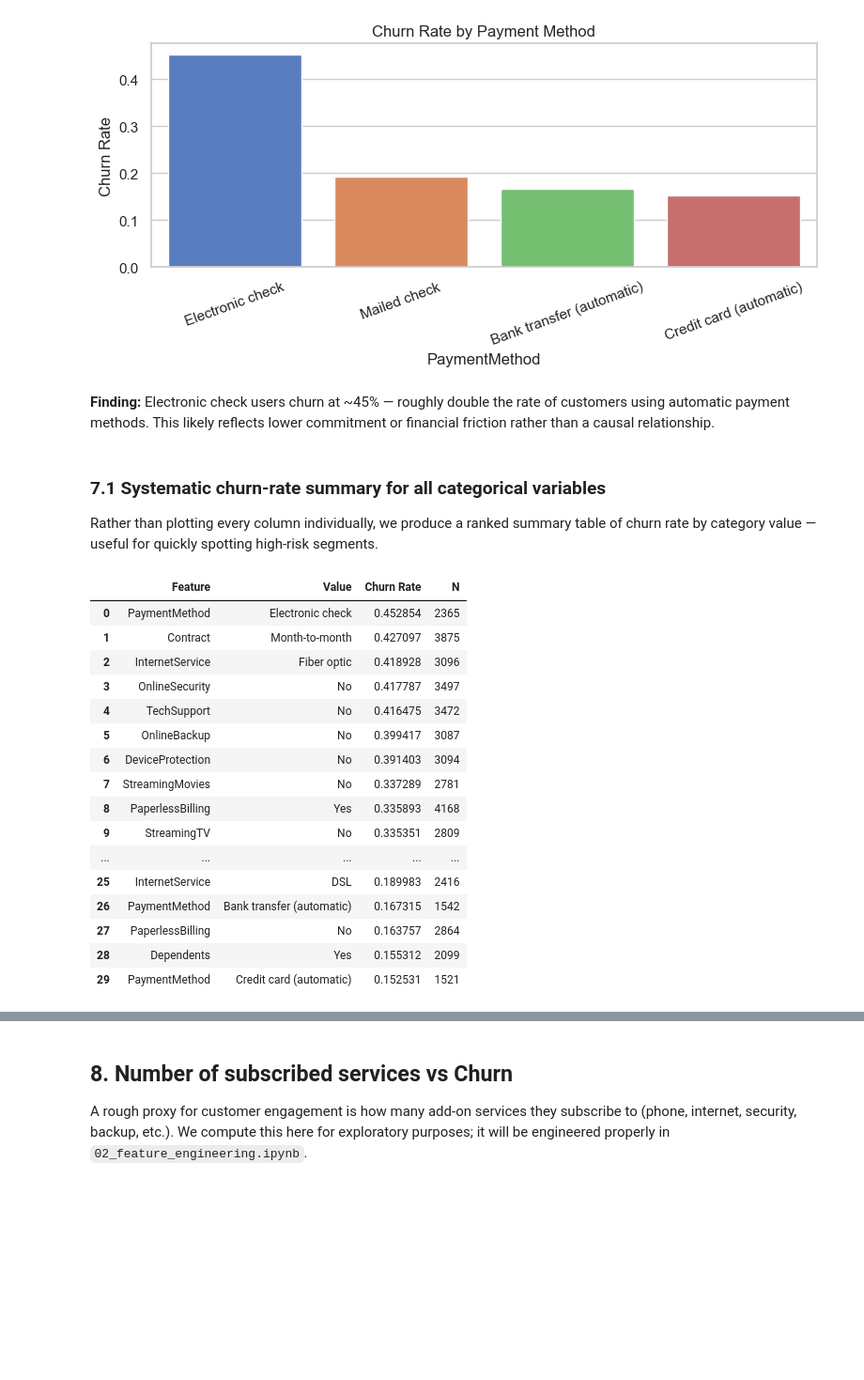
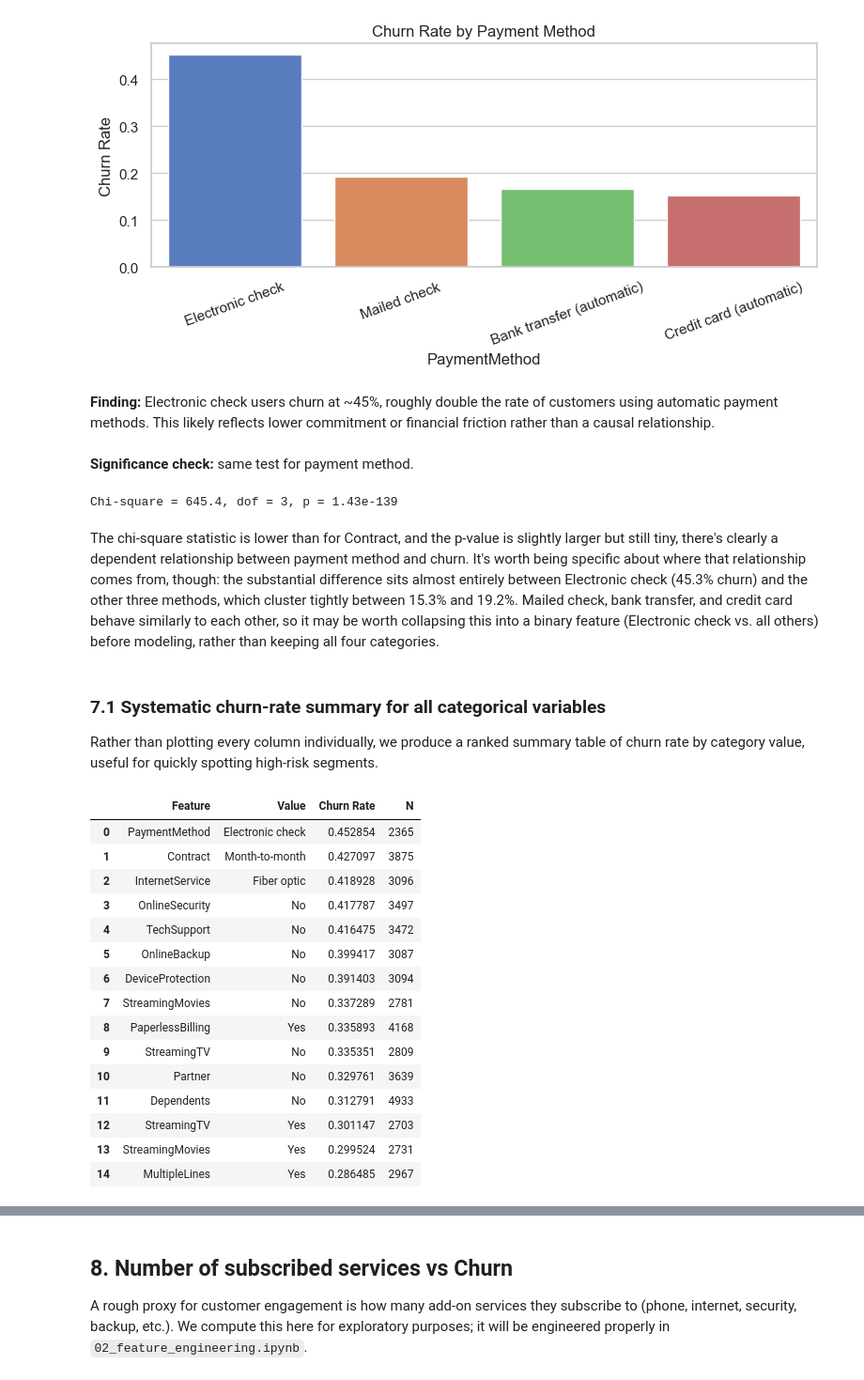
Before and after one commit to lmcbride053/customer-churn-prediction, a Jupyter notebook: notebooks/01_eda.ipynb, the cells around one changed output, grey strips where cells are left out. Shown at 94% size. Cells and saved outputs as stored; diff of their text form; code cells hidden in the pictures; blank space fills up the shorter version.

Commit message:
updated eda with clear statistical test interpretations

```diff
--- a/notebooks/01_eda.ipynb
+++ b/notebooks/01_eda.ipynb
@@ -221,49 +274,61 @@ plt.show()
 # %% [output]
 [figure]
 # %% [markdown]
-**Finding:** Electronic check users churn at ~45% — roughly double the
+**Finding:** Electronic check users churn at ~45%, roughly double the
 rate of customers using automatic payment methods. This likely reflects
 lower commitment or financial friction rather than a causal relationship.
+# %% [markdown]
+**Significance check:** same test for payment method.
+# %%
+payment_table = pd.crosstab(df['PaymentMethod'], df['Churn'])
+chi2, p_val, dof, expected = stats.chi2_contingency(payment_table)
+print(f"Chi-square = {chi2:.1f}, dof = {dof}, p = {p_val:.2e}")
+# %% [output]
+Chi-square = 645.4, dof = 3, p = 1.43e-139
+# %% [markdown]
+The chi-square statistic is lower than for Contract, and the p-value is slightly larger but still tiny, there's clearly a dependent relationship between payment method and churn. It's worth being specific about where that relationship comes from, though: the substantial difference sits almost entirely between Electronic check (45.3% churn) and the other three methods, which cluster tightly between 15.3% and 19.2%. Mailed check, bank transfer, and credit card behave similarly to each other, so it may be worth collapsing this into a binary feature (Electronic check vs. all others) before modeling, rather than keeping all four categories.
 # %% [markdown]
 ### 7.1 Systematic churn-rate summary for all categorical variables
 
 Rather than plotting every column individually, we produce a ranked
-summary table of churn rate by category value — useful for quickly
+summary table of churn rate by category value, useful for quickly
 spotting high-risk segments.
 # %%
 cat_cols = df.select_dtypes(include='str').columns.drop(['customerID', 'Churn'])
 
 rows = []
 for col in cat_cols:
     for val, grp in df.groupby(col):
         rows.append({
             'Feature': col,
             'Value': val,
             'Churn Rate': grp['Churn_Binary'].mean(),
             'N': len(grp),
         })
 
 summary = (pd.DataFrame(rows)
              .sort_values('Churn Rate', ascending=False)
              .reset_index(drop=True))
 
-pd.set_option('display.max_rows', 60)
-summary.head(30)
+# Filter out tiny segments (N < 30) so we're not ranking noise, then show
+# the table capped at a readable size.
+summary_filtered = summary[summary['N'] >= 30].reset_index(drop=True)
+pd.set_option('display.max_rows', 20)
+summary_filtered.head(15)
 # %% [output]
 |  | Feature | Value | Churn Rate | N |
 | 0 | PaymentMethod | Electronic check | 0.452854 | 2365 |
 | 1 | Contract | Month-to-month | 0.427097 | 3875 |
 | 2 | InternetService | Fiber optic | 0.418928 | 3096 |
 | 3 | OnlineSecurity | No | 0.417787 | 3497 |
 | 4 | TechSupport | No | 0.416475 | 3472 |
 | 5 | OnlineBackup | No | 0.399417 | 3087 |
 | 6 | DeviceProtection | No | 0.391403 | 3094 |
 | 7 | StreamingMovies | No | 0.337289 | 2781 |
 | 8 | PaperlessBilling | Yes | 0.335893 | 4168 |
 | 9 | StreamingTV | No | 0.335351 | 2809 |
-| ... | ... | ... | ... | ... |
-| 25 | InternetService | DSL | 0.189983 | 2416 |
-| 26 | PaymentMethod | Bank transfer (automatic) | 0.167315 | 1542 |
-| 27 | PaperlessBilling | No | 0.163757 | 2864 |
-| 28 | Dependents | Yes | 0.155312 | 2099 |
-| 29 | PaymentMethod | Credit card (automatic) | 0.152531 | 1521 |
+| 10 | Partner | No | 0.329761 | 3639 |
+| 11 | Dependents | No | 0.312791 | 4933 |
+| 12 | StreamingTV | Yes | 0.301147 | 2703 |
+| 13 | StreamingMovies | Yes | 0.299524 | 2731 |
+| 14 | MultipleLines | Yes | 0.286485 | 2967 |
```
Also changed, not shown: parts of 26 cells of this notebook.
